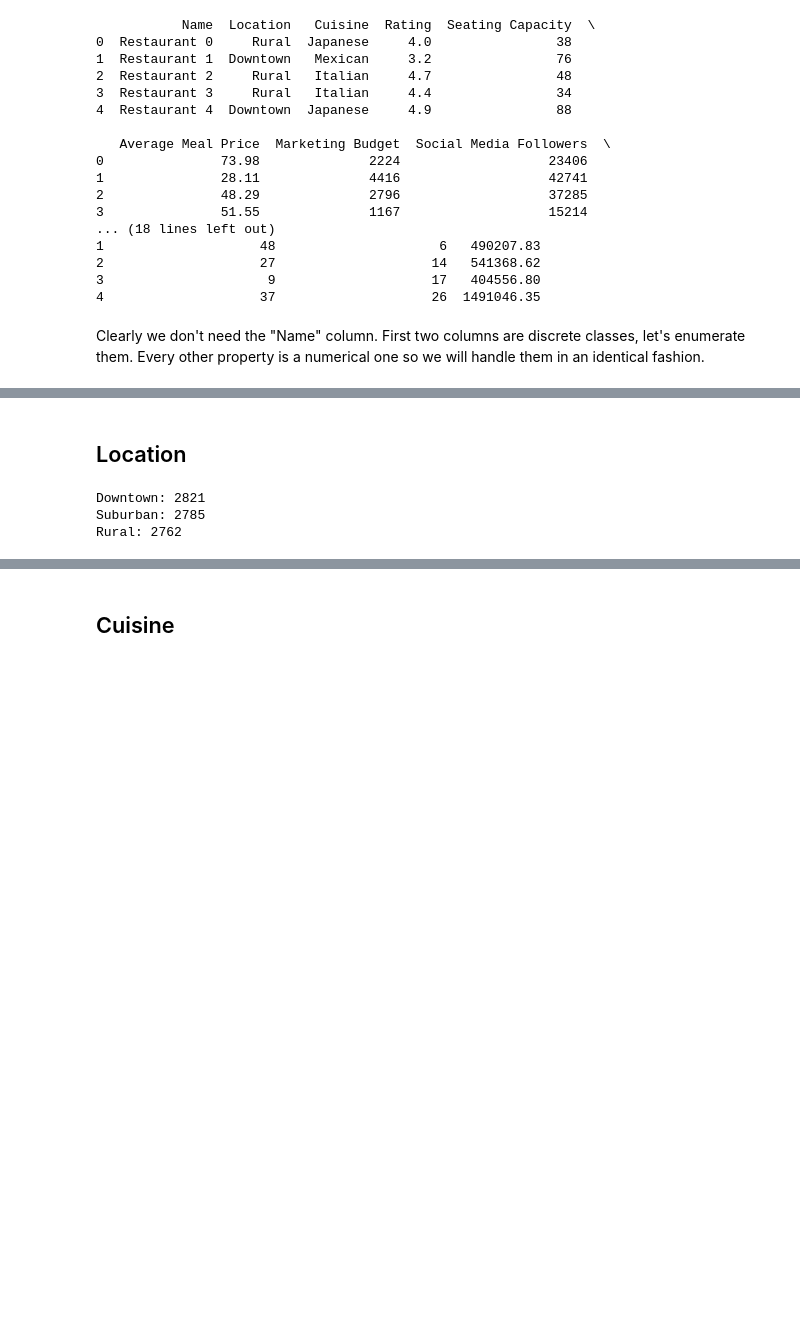
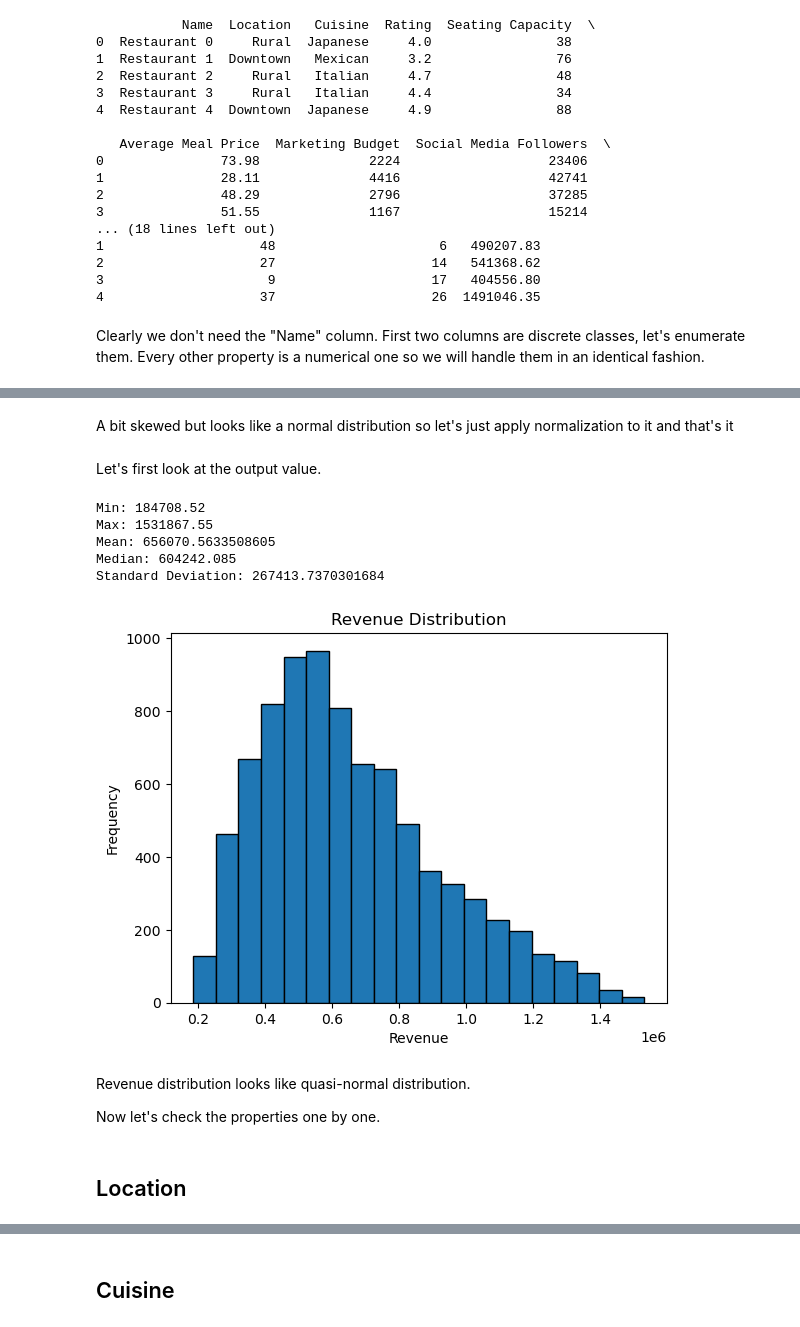
Before and after one commit to hijarian/urv-nec-assignment-1, a Jupyter notebook: 01-prepare-data.ipynb, the cells around one changed output, grey strips where cells are left out. Cells and saved outputs as stored; diff of their text form; code cells hidden in the pictures; blank space fills up the shorter version.

Commit message:
major checks improvements

```diff
--- a/01-prepare-data.ipynb
+++ b/01-prepare-data.ipynb
@@ -36,0 +40,31 @@ First two columns are discrete classes, let's enumerate them. Every other proper
+# %%
+def show_data_stats(column_name, bins=20, target_property='Revenue'):
+    column = data[column_name]
+
+    column.aggregate
+    # Print statistics
+    print(f"Min: {column.min()}")
+    print(f"Max: {column.max()}")
+    print(f"Mean: {column.mean()}")
+    print(f"Median: {column.median()}")
+    print(f"Standard Deviation: {column.std()}")
+
+    # Print correlation if the target property is not None
+    if target_property is not None:
+        correlation = column.corr(data[target_property])
+        print(f"Correlation between {column_name} and {target_property}: {correlation}")
+
+    # Plot histogram
+    plt.hist(column, bins, edgecolor='black')
+    plt.title(f'{column_name} Distribution')
+    plt.xlabel(column_name)
+    plt.ylabel('Frequency')
+    plt.show()
+
+    # Plot scatterplot between column and target_property if it's not None
+    if target_property is not None:
+        plt.scatter(column, data[target_property])
+        plt.title(f'{column_name} vs {target_property}')
+        plt.xlabel(column_name)
+        plt.ylabel(target_property)
+        plt.show()
@@ -37,10 +132,19 @@ First two columns are discrete classes, let's enumerate them. Every other proper
+# %% [markdown]
+A bit skewed but looks like a normal distribution so let's just apply normalization to it and that's it
+# %% [markdown]
+Let's first look at the output value.
+# %%
+show_data_stats('Revenue', target_property=None)
+# %% [output]
+Min: 184708.52
+Max: 1531867.55
+Mean: 656070.5633508605
+Median: 604242.085
+Standard Deviation: 267413.7370301684
+[figure, added]
+# %% [markdown]
+Revenue distribution looks like quasi-normal distribution.
+
+Now let's check the properties one by one.
 # %% [markdown]
 ## Location
-# %%
-location_counts = data['Location'].value_counts()
-for location, count in location_counts.items():
-    print(f"{location}: {count}")
-# %% [output]
-Downtown: 2821
-Suburban: 2785
-Rural: 2762
```
Also changed, not shown: parts of 40 cells of this notebook.
